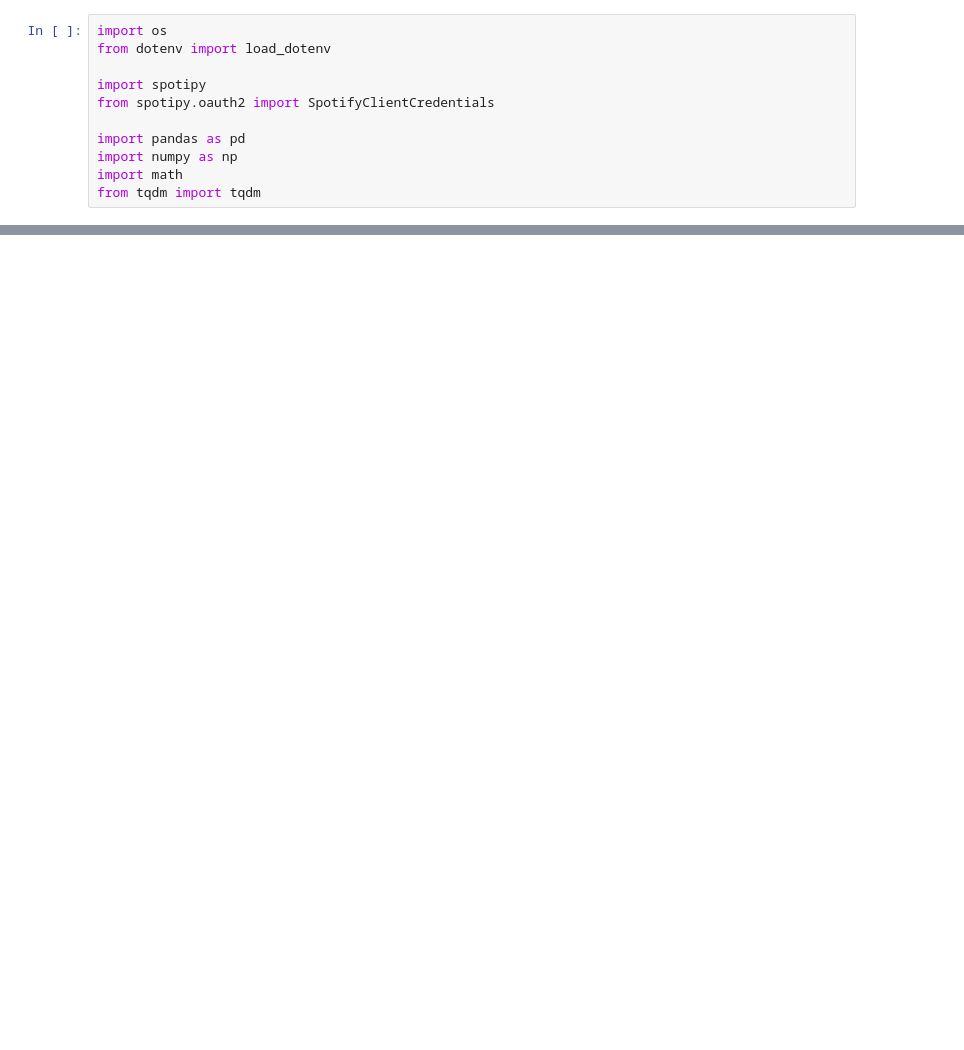
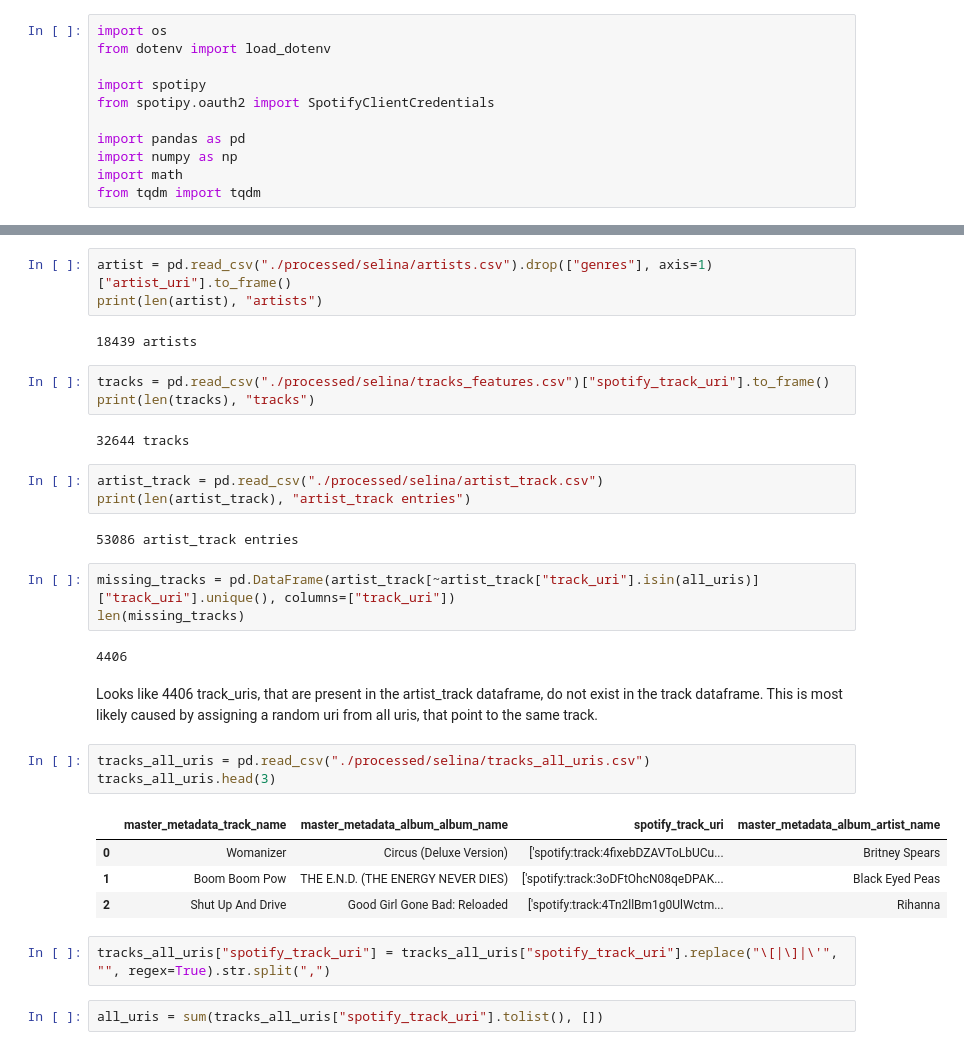
Before and after one commit to OleVoss/spotifystats, a Jupyter notebook: TrackData.ipynb, the cells around one changed output, grey strips where cells are left out. Saved outputs shown, nothing was run; the diff lists cells and outputs as text; blank space fills up the shorter version.

```diff
--- a/TrackData.ipynb
+++ b/TrackData.ipynb
@@ -82,0 +12,35 @@ ReadTimeout: HTTPSConnectionPool(host='api.spotify.com', port=443): Read timed o
+# %%
+artist = pd.read_csv("./processed/selina/artists.csv").drop(["genres"], axis=1)["artist_uri"].to_frame()
+print(len(artist), "artists")
+# %% [output]
+18439 artists
+# %%
+tracks = pd.read_csv("./processed/selina/tracks_features.csv")["spotify_track_uri"].to_frame()
+print(len(tracks), "tracks")
+# %% [output]
+32644 tracks
+# %%
+artist_track = pd.read_csv("./processed/selina/artist_track.csv")
+print(len(artist_track), "artist_track entries")
+# %% [output]
+53086 artist_track entries
+# %%
+missing_tracks = pd.DataFrame(artist_track[~artist_track["track_uri"].isin(all_uris)]["track_uri"].unique(), columns=["track_uri"])
+len(missing_tracks)
+# %% [output]
+4406
+# %% [markdown]
+Looks like 4406 track_uris, that are present in the artist_track dataframe, do not exist in the track dataframe.
+This is most likely caused by assigning a random uri from all uris, that point to the same track.
+# %%
+tracks_all_uris = pd.read_csv("./processed/selina/tracks_all_uris.csv")
+tracks_all_uris.head(3)
+# %% [output]
+|  | master_metadata_track_name | master_metadata_album_album_name | spotify_track_uri | master_metadata_album_artist_name |
+| 0 | Womanizer | Circus (Deluxe Version) | ['spotify:track:4fixebDZAVToLbUCu... | Britney Spears |
+| 1 | Boom Boom Pow | THE E.N.D. (THE ENERGY NEVER DIES) | ['spotify:track:3oDFtOhcN08qeDPAK... | Black Eyed Peas |
+| 2 | Shut Up And Drive | Good Girl Gone Bad: Reloaded | ['spotify:track:4Tn2llBm1g0UlWctm... | Rihanna |
+# %%
+tracks_all_uris["spotify_track_uri"] = tracks_all_uris["spotify_track_uri"].replace("\[|\]|\'", "", regex=True).str.split(",")
+# %%
+all_uris = sum(tracks_all_uris["spotify_track_uri"].tolist(), [])
```
Also changed, not shown: parts of 8 cells of this notebook, 2 other files.
